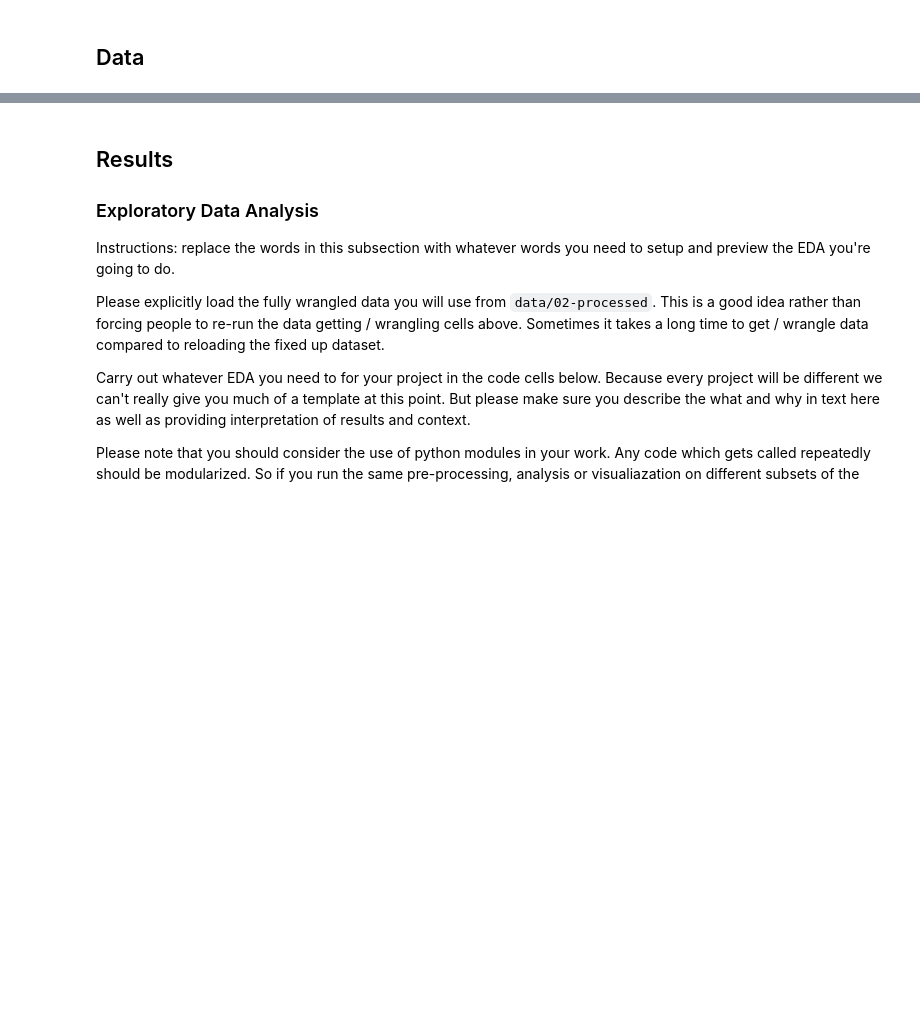
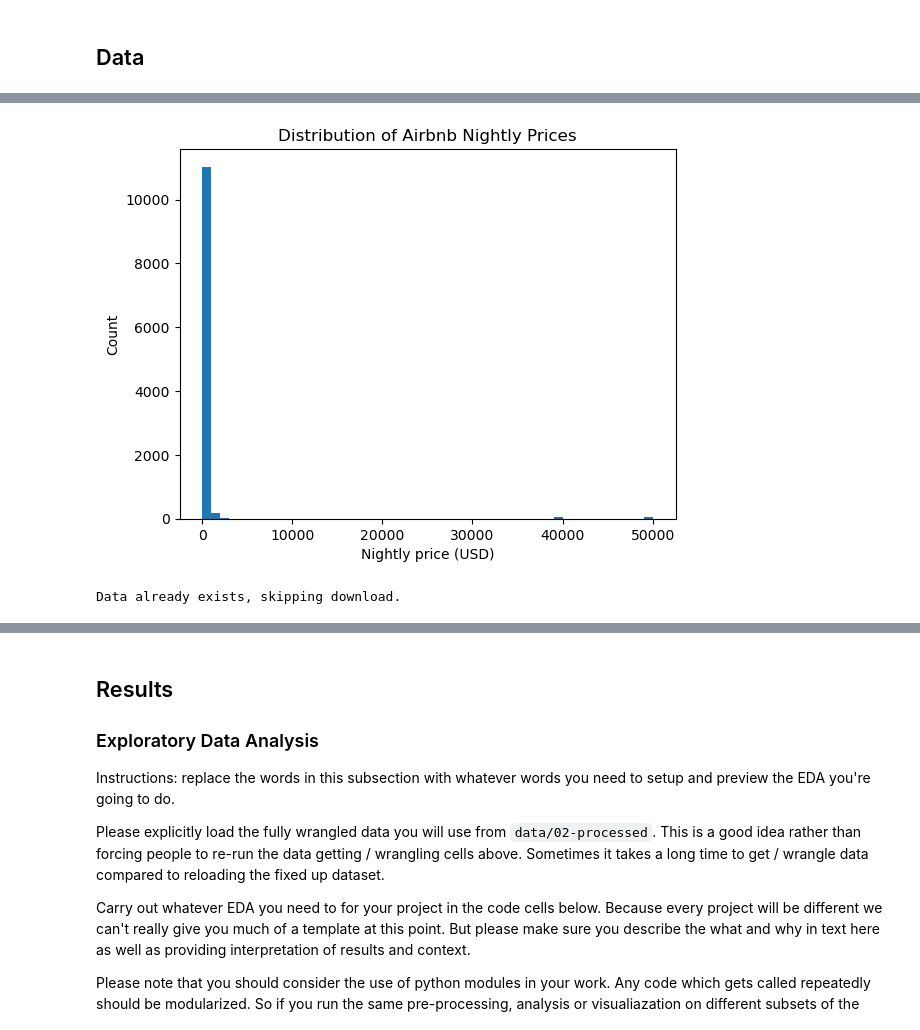
Before and after one commit to COGS108/Group082_WI26, a Jupyter notebook: 02-EDACheckpoint.ipynb, the cells around one changed output, grey strips where cells are left out. Cells and saved outputs as stored; diff of their text form; code cells hidden in the pictures; blank space fills up the shorter version.

Commit message:
Update EDA checkpoint data

```diff
--- a/02-EDACheckpoint.ipynb
+++ b/02-EDACheckpoint.ipynb
@@ -100,0 +87,9 @@ Instructions: REPLACE the contents of this cell and the one below with your work
+# %%
+import pandas as pd
+
+listings = pd.read_csv("data/00-raw/listings.csv", low_memory=False)
+
+# Create a column indicating missing last_review
+listings.assign(
+    missing_last_review=listings["last_review"].isna()
+).groupby("missing_last_review")["number_of_reviews"].describe()
@@ -100,0 +144,35 @@ Instructions: REPLACE the contents of this cell and the one below with your work
+# %%
+import matplotlib.pyplot as plt
+import pandas as pd
+
+# clean nightly_price -> numeric
+price_num = (
+    listings["price"]
+    .astype(str)
+    .str.replace(r"[\$,]", "", regex=True)
+)
+price_num = pd.to_numeric(price_num, errors="coerce")
+
+plt.hist(price_num.dropna(), bins=50)
+plt.title("Distribution of Airbnb Nightly Prices")
+plt.xlabel("Nightly price (USD)")
+plt.ylabel("Count")
+plt.show()
+# %% [output]
+[figure, added]
+# %%
+# Setup code -- this only needs to be run once after cloning the repo!
+# this code downloads the data from its source to the `data/00-raw/` directory
+# if the data hasn't updated you don't need to do this again!
+
+import sys
+sys.path.append('./modules')
+import os
+
+# Check if data already exists
+if os.path.exists('data/00-raw/listings.csv'):
+    print("Data already exists, skipping download.")
+else:
+    print("listings.csv not found in data/00-raw/. Please add it manually.")
+# %% [output]
+Data already exists, skipping download.
```
Also changed, not shown: parts of 46 cells of this notebook.
